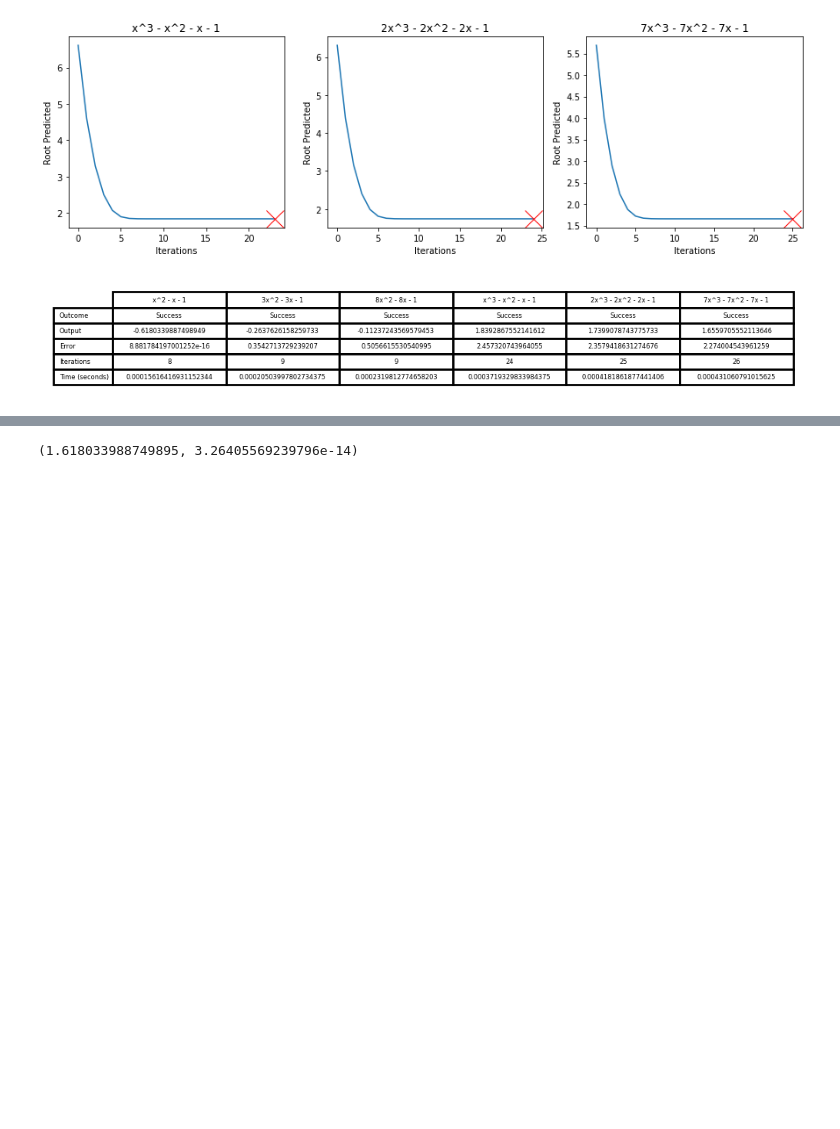
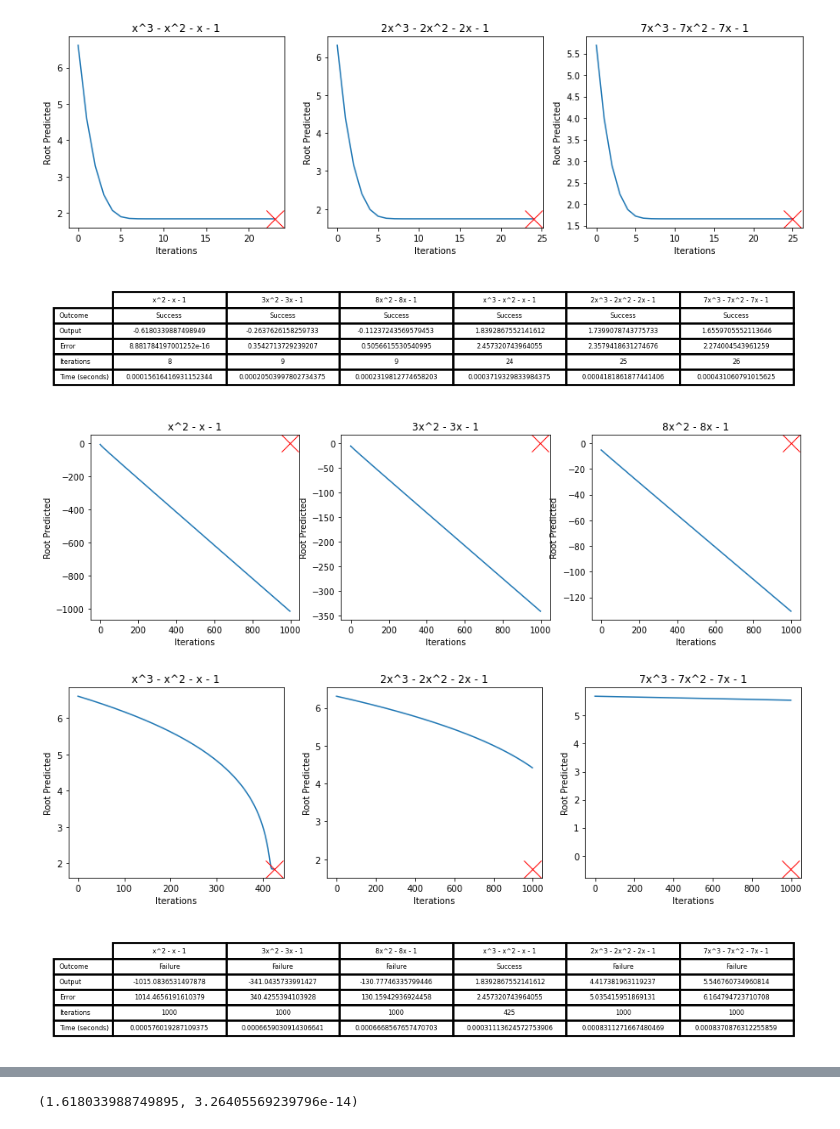
Before and after one commit to AshKhanNY/CS_301, a Jupyter notebook: Final Project/Shameem_Azwad.ipynb, the cells around one changed output, grey strips where cells are left out. Cells and saved outputs as stored; diff of their text form; code cells hidden in the pictures; blank space fills up the shorter version.

```diff
--- a/Final Project/Shameem_Azwad.ipynb
+++ b/Final Project/Shameem_Azwad.ipynb
@@ -126,6 +126,52 @@ plt.show()
 [figure]
 [figure]
 [figure]
+# %%
+# Steffensen's Method
+def steffensen(f, p0, tolerance, max_iter):
+    start = time.time()
+    progress = []
+    for i in range(1, max_iter):
+        p1 = p0 + f(p0)
+        p2 = p1 + f(p1)
+        p = p0 - ((p1 - p0)*(p1-p0))/(p2 - (2*p1) + p0)
+        progress.append(p)
+        if abs(p - p0) < tolerance:
+            end = time.time()
+            return "Success", p, i, progress, end-start
+        p0 = p
+    end = time.time()
+    return "Failure", p, max_iter, progress, end-start
+
+# Testing Steffensen's Method With 2nd Degree Polynomials
+results = []
+fig, ax = plt.subplots(1, 3, figsize=(15,4))
+record_results(steffensen, lambda x:x**2-x-1, -5.6, None, None, tol, max_iterations, results, ax[0], equations[0], solutions[0])
+record_results(steffensen, lambda x:3*x**2-3*x-1, -5.3, None, None, tol, max_iterations, results, ax[1], equations[1], solutions[2])
+record_results(steffensen, lambda x:8*x**2-8*x-1, -5.11, None, None, tol, max_iterations, results, ax[2], equations[2], solutions[4])
+plt.show()
+
+# Testing Steffensen's Method With 3nd Degree Polynomials
+fig, ax = plt.subplots(1, 3, figsize=(15,4)) # my screen may be too big
+record_results(steffensen, lambda x:x**3-x**2-x-1, 6.61, None, None, tol, max_iterations, results, ax[0], equations[3], solutions[6])
+record_results(steffensen, lambda x:2*x**3-2*x**2-2*x-1, 6.31, None, None, tol, max_iterations, results, ax[1], equations[4], solutions[9])
+record_results(steffensen, lambda x:7*x**3-7*x**2-7*x-1, 5.69, None, None, tol, max_iterations, results, ax[2], equations[5], solutions[12])
+plt.show()
+
+# Steffensen's Table
+fig, ax = plt.subplots(dpi=200, figsize = (6,1))
+fig.patch.set_visible(False)
+ax.axis('off')
+ax.axis('tight')
+df = pd.DataFrame({equations[0] : results[0:5], equations[1] : results[5: 10], equations[2] : results[10 : 15],
+                   equations[3] : results[15 : 20], equations[4] : results[20:25], equations[5] : results[25:30]})
+ax.table(cellText=df.values, rowLabels=["Outcome", "Output", "Error", "Iterations", "Time (seconds)"], colLabels=df.columns, cellLoc='center', loc='center')
+fig.tight_layout()
+plt.show()
+# %% [output]
+[figure, added]
+[figure, added]
+[figure, added]
 # %%
 # Bisection Method
 def bisection(f, p0, p1, tolerance, max_iter):
```
Also changed, not shown: parts of 27 cells of this notebook.
